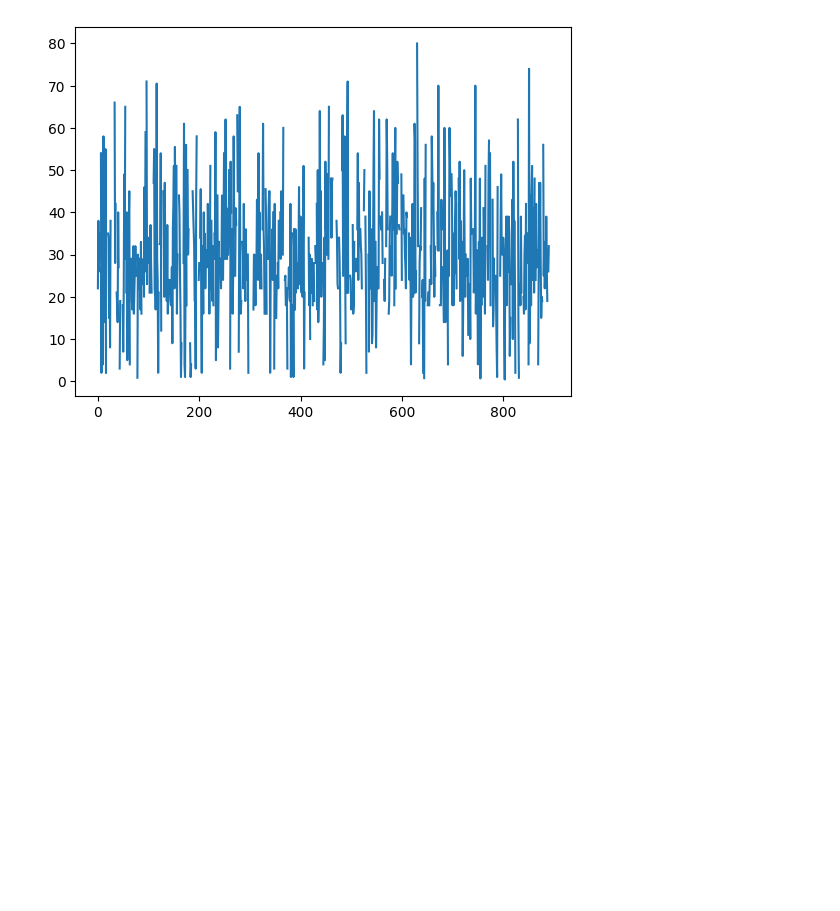
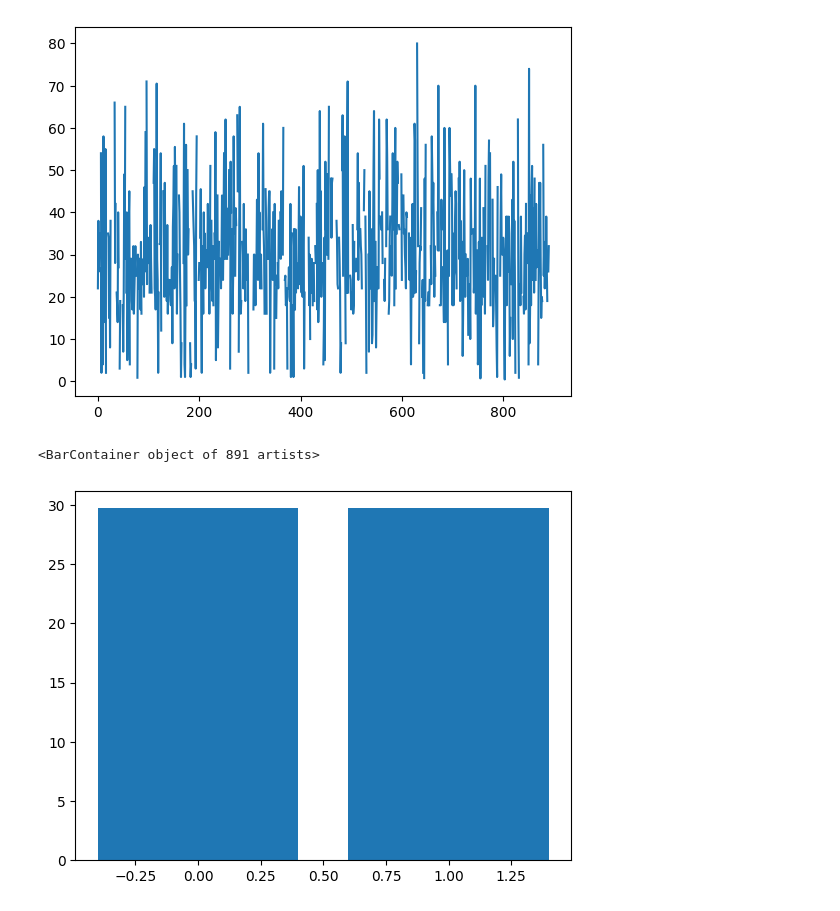
Before and after one commit to xjucelio/python-data-aula, a Jupyter notebook: src/notebooks/a2.ipynb, the cells around one changed output. Cells and saved outputs as stored; diff of their text form; code cells hidden in the pictures; blank space fills up the shorter version.

```diff
--- a/src/notebooks/a2.ipynb
+++ b/src/notebooks/a2.ipynb
@@ -24,3 +24,10 @@ plt.plot(base.Age)
 # %% [output]
 [<matplotlib.lines.Line2D at 0x...>]
 [figure]
+# %%
+# grafico de barras
+
+plt.bar(base.Survived,base.Age.mean())
+# %% [output]
+<BarContainer object of 891 artists>
+[figure, added]
```
Also changed, not shown: parts of 27 cells of this notebook, 1 other file.
